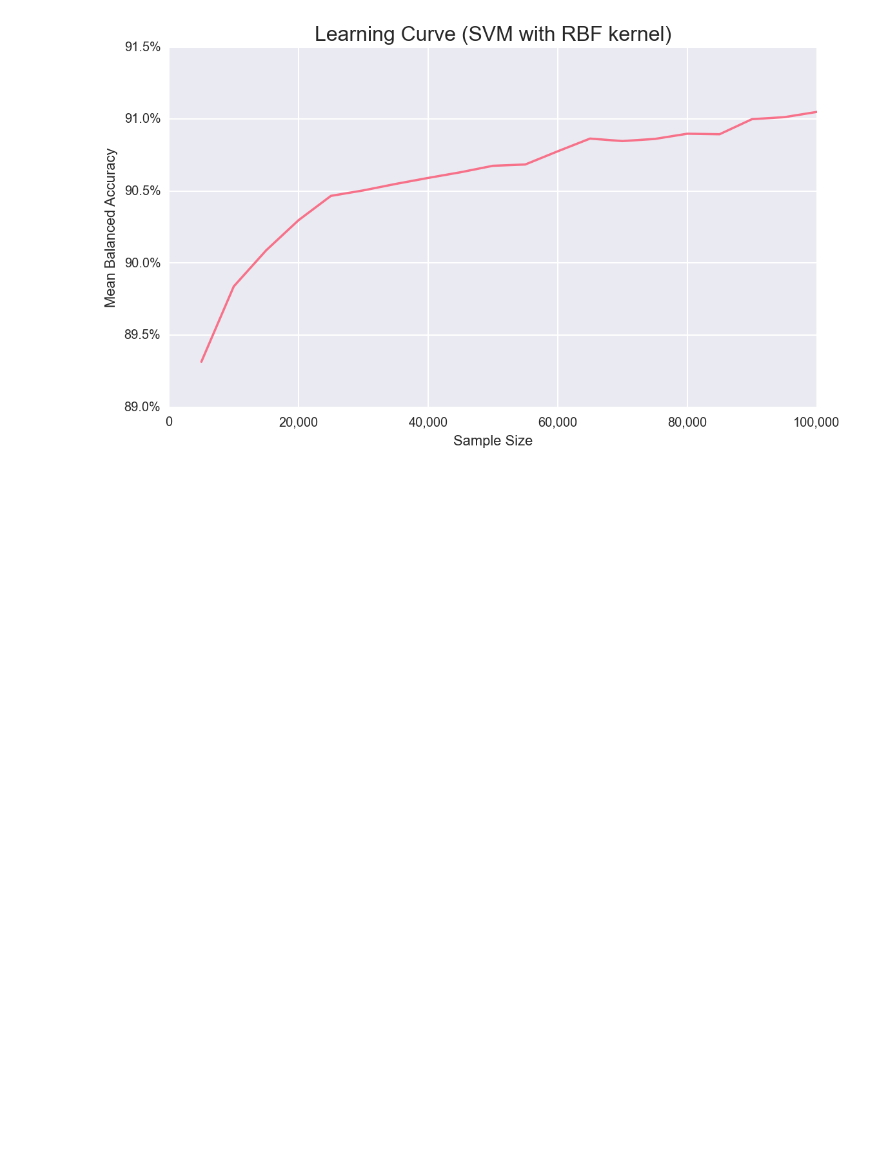
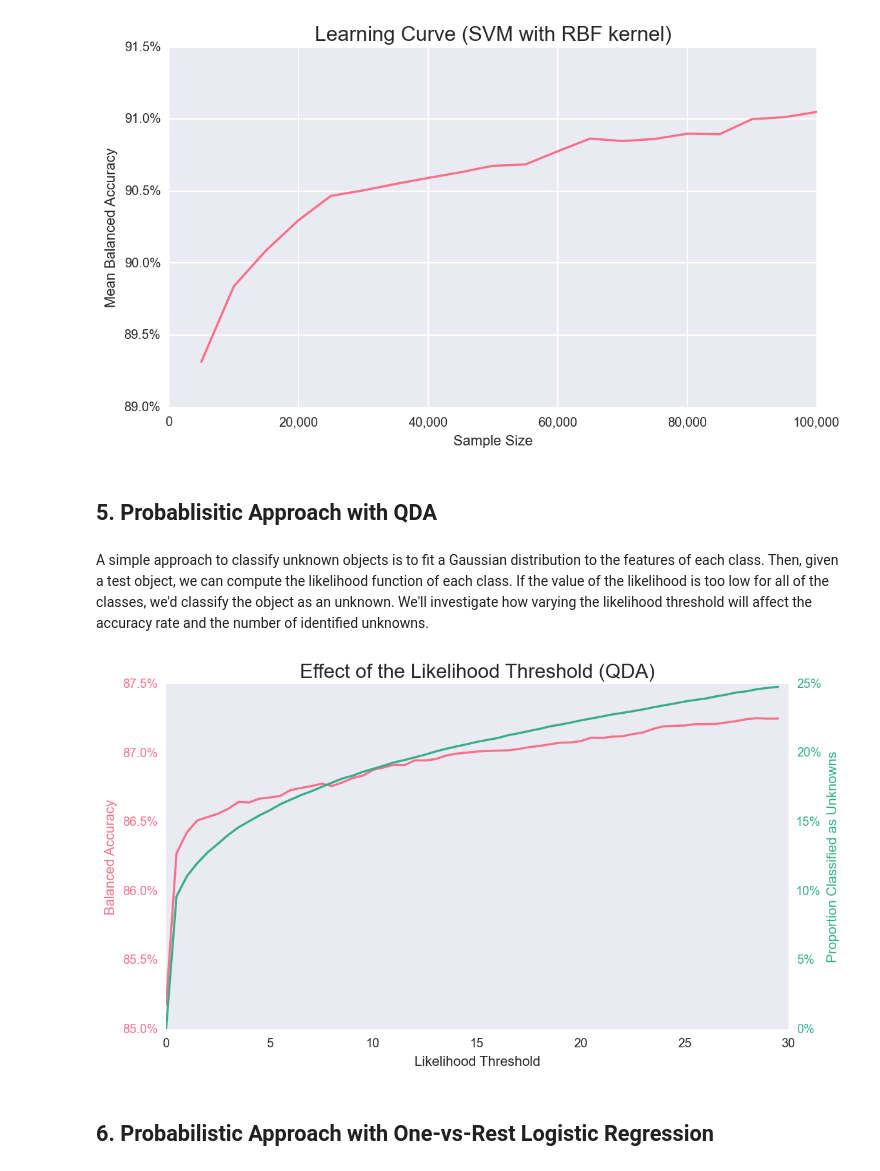
Before and after one commit to chengsoonong/mclass-sky, a Jupyter notebook: sdss_classification.ipynb, the cells around one changed output. Drawn from its saved outputs; the diff is of its cells as text; code cells hidden in the pictures; blank space fills up the shorter version.

Commit message:
Add a probabilistic approach to find unknowns
Looked at one-vs-rest logistic regression (close #7) and QDA (close #13)

```diff
--- a/sdss_classification.ipynb
+++ b/sdss_classification.ipynb
@@ -130,3 +130,7 @@ with open('results/sdss_classification/learning_cuve_svm.pickle', 'wb') as f:
 plot_learning_curve(sample_sizes, lc_accuracy_test, "Learning Curve (SVM with RBF kernel)")
 # %% [output]
 [figure]
+# %% [markdown]
+## 5. Probablisitic Approach with QDA
+# %% [markdown]
+A simple approach to classify unknown objects is to fit a Gaussian distribution to the features of each class. Then, given a test object, we can compute the likelihood function of each class. If the value of the likelihood is too low for all of the classes, we'd classify the object as an unknown. We'll investigate how varying the likelihood threshold will affect the accuracy rate and the number of identified unknowns.
@@ -132,0 +164,28 @@ plot_learning_curve(sample_sizes, lc_accuracy_test, "Learning Curve (SVM with RB
+# %%
+sns.set_style("dark")
+fig, ax1 = plt.subplots(figsize=(9, 5))
+colour1 = sns.color_palette()[0]
+colour2 = sns.color_palette()[3]
+
+ax1.plot(thresholds, accuracies_QDA, color=colour1)
+ax1.set_xlabel('Likelihood Threshold')
+ax1.set_title('Effect of the Likelihood Threshold (QDA)')
+format_as_percent1 = lambda x, pos: "{:.1f}%".format(x * 100)
+ax1.get_yaxis().set_major_formatter(FuncFormatter(format_as_percent1))
+ax1.set_ylabel('Balanced Accuracy', color=colour1)
+for tl in ax1.get_yticklabels():
+    tl.set_color(colour1)
+
+ax2 = ax1.twinx()
+ax2.plot(thresholds, percent_unknowns, color=colour2)
+format_as_percent2 = lambda x, pos: "{:.0f}%".format(x * 100)
+ax2.get_yaxis().set_major_formatter(FuncFormatter(format_as_percent2))
+ax2.set_ylabel('Proportion Classified as Unknowns', color=colour2)
+for tl in ax2.get_yticklabels():
+    tl.set_color(colour2)
+
+plt.show()
+# %% [output]
+[figure, added]
+# %% [markdown]
+## 6. Probabilistic Approach with One-vs-Rest Logistic Regression
```
Also changed, not shown: parts of 8 cells of this notebook, 2 other files.
